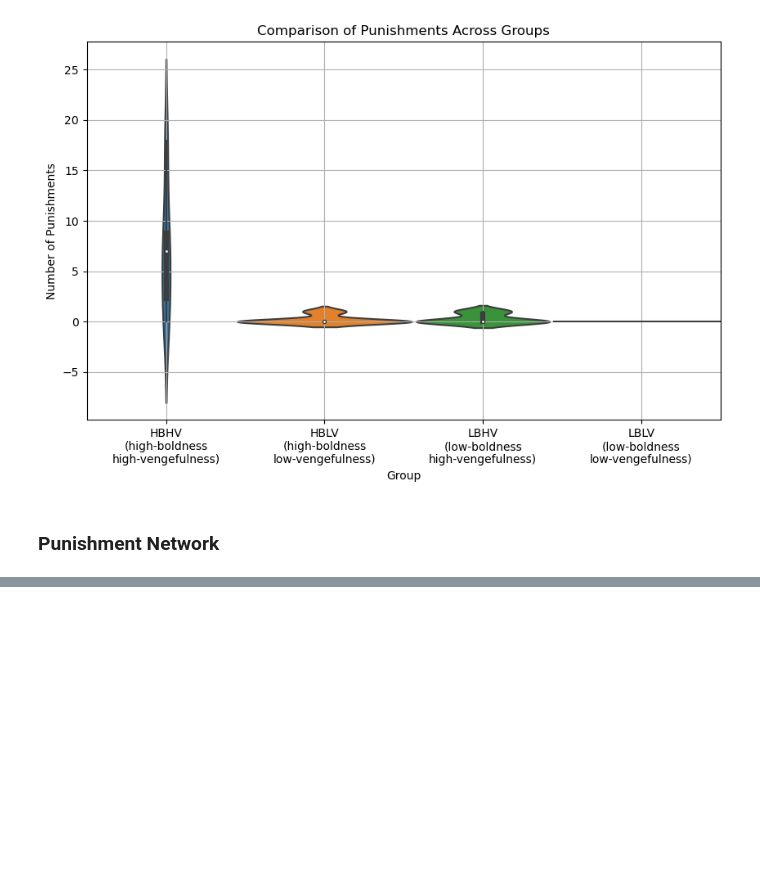
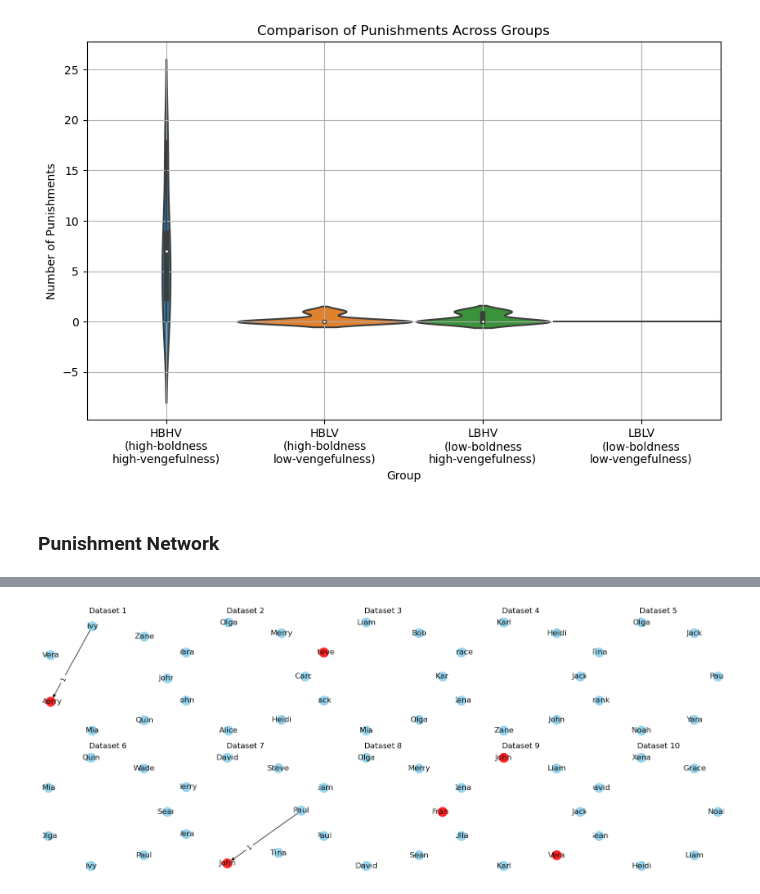
Before and after one commit to NeoGendaijin/NormGame_LLM, a Jupyter notebook: Eval.ipynb, the cells around one changed output, grey strips where cells are left out. Cells and saved outputs as stored; diff of their text form; code cells hidden in the pictures; blank space fills up the shorter version.

```diff
--- a/Eval.ipynb
+++ b/Eval.ipynb
@@ -180,0 +174,15 @@ TypeError: plot_punishment_graph() takes 2 positional arguments but 3 were given
+# %%
+log_text = open('./data/high_bold_low_venge/log.txt').read()
+# hbhv_datasリストのデータに対してプロット
+fig, axes = plt.subplots(2, 5, figsize=(15, 6))
+plt.subplots_adjust(wspace=0.5, hspace=0.5)
+for i, data in enumerate(hblv_datas):
+    row = i // 5
+    col = i % 5
+    plot_punishment_graph_from_log(data,log_text, axes[row, col],f"TRY{i+1}")
+    axes[row, col].set_title(f'Dataset {i+1}')
+
+plt.tight_layout()
+plt.show()
+# %% [output]
+[figure, added]
```
Also changed, not shown: parts of 4 cells of this notebook.
